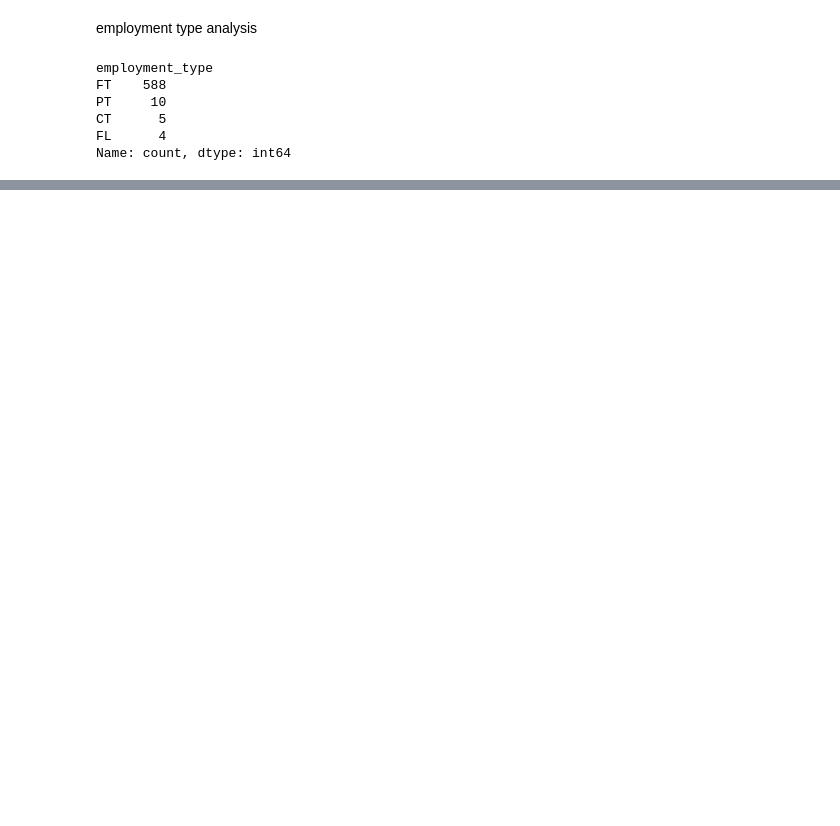
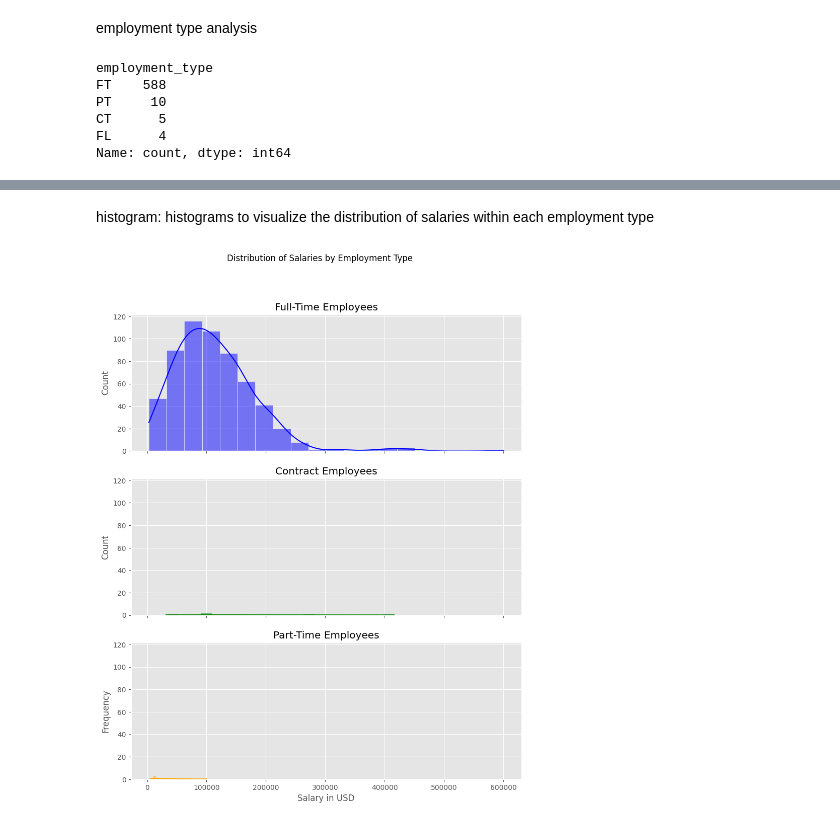
Before and after one commit to ed-gar-k/Phase-2-project, a Jupyter notebook: Untitled.ipynb, the cells around one changed output, grey strips where cells are left out. Drawn from its saved outputs; the diff is of its cells as text; code cells hidden in the pictures; blank space fills up the shorter version.

Commit message:
worked on salary employment type

```diff
--- a/Untitled.ipynb
+++ b/Untitled.ipynb
@@ -139,0 +302,26 @@ lowest_salary_by_employment_type
+# %% [markdown]
+histogram: histograms to visualize the distribution of salaries within each employment type
+# %%
+full_time_data = ds[ds['employment_type'] == 'FT']['salary_in_usd']
+contract_data = ds[ds['employment_type'] == 'CT']['salary_in_usd']
+part_time_data = ds[ds['employment_type'] == 'PT']['salary_in_usd']
+free_lancer_data =ds[ds['employment_type'] == 'FL']['salary_in_usd']
+
+fig, axes = plt.subplots(nrows=3, ncols=1, figsize=(10, 12), sharex=True, sharey=True)
+
+sns.histplot(full_time_data, bins=20, kde=True, color='blue', ax=axes[0])
+axes[0].set_title('Full-Time Employees')
+
+sns.histplot(contract_data, bins=20, kde=True, color='green', ax=axes[1])
+axes[1].set_title('Contract Employees')
+
+sns.histplot(part_time_data, bins=20, kde=True, color='orange', ax=axes[2])
+axes[2].set_title('Part-Time Employees')
+
+plt.xlabel('Salary in USD')
+plt.ylabel('Frequency')
+plt.suptitle('Distribution of Salaries by Employment Type')
+
+plt.show()
+# %% [output]
+[figure, added]
```
Also changed, not shown: parts of 34 cells of this notebook.
